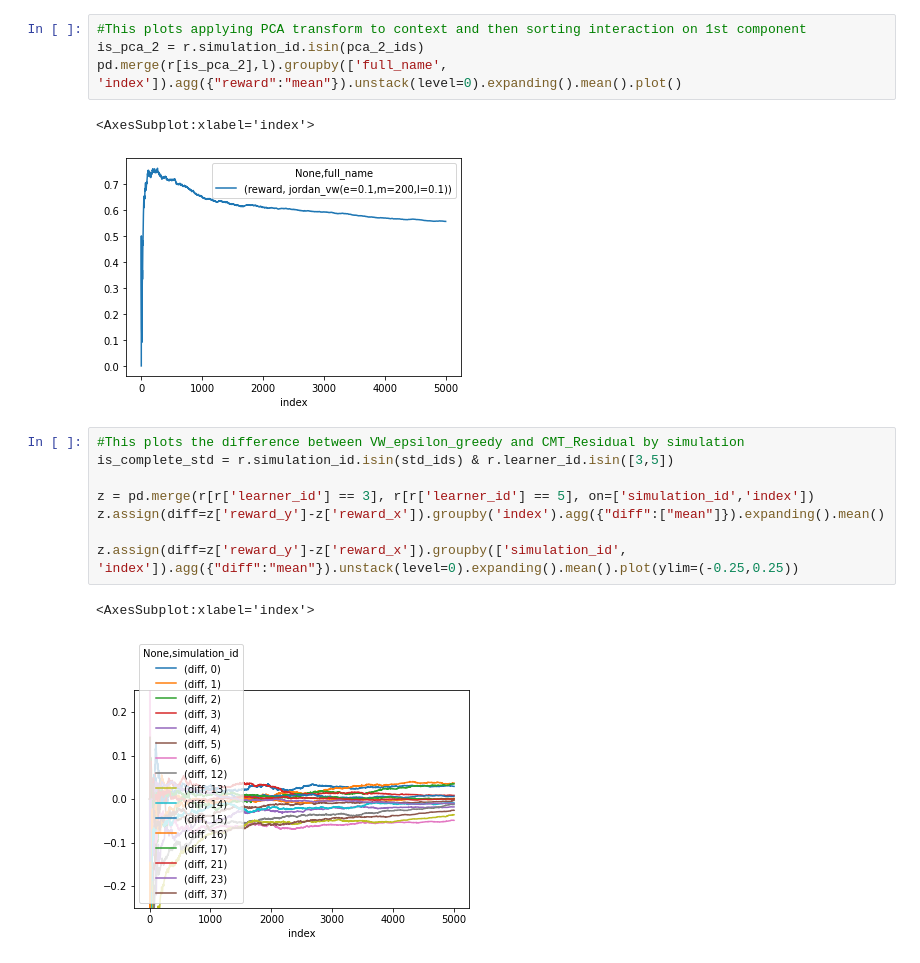
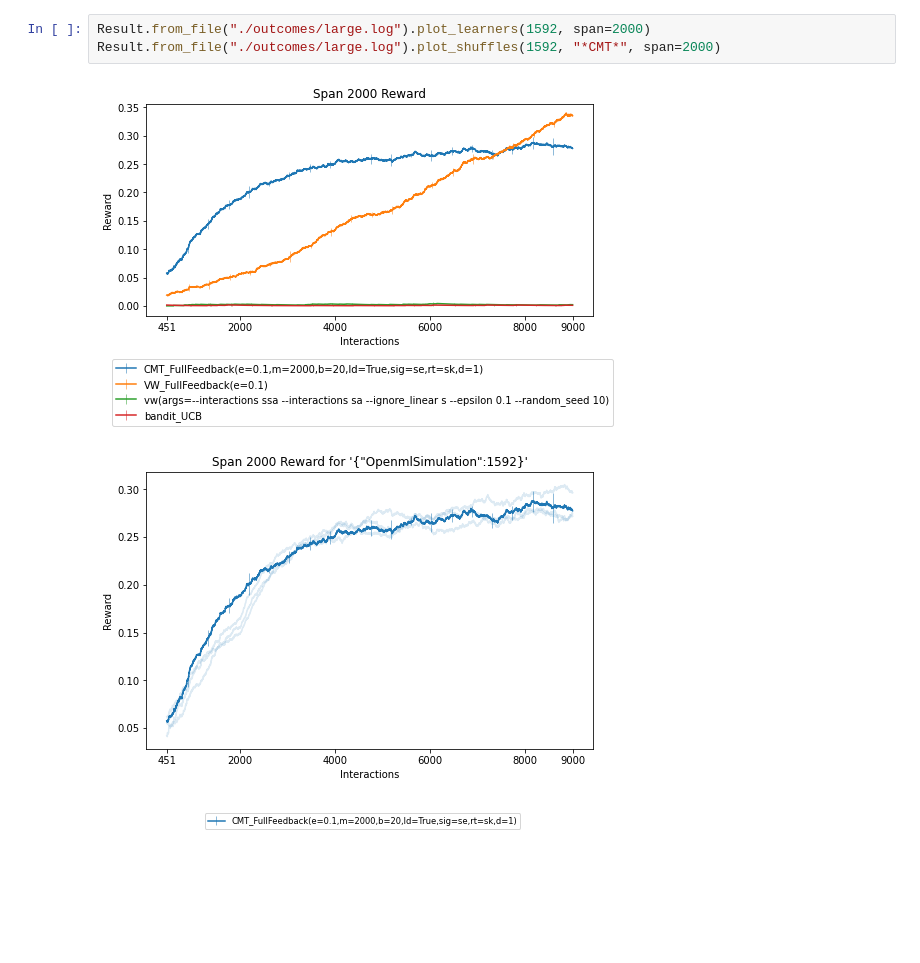
Before and after one commit to pmineiro/memoryrl, a Jupyter notebook: study1/analysis.ipynb, the cells around one changed output. Cells and saved outputs as stored; diff of their text form; blank space fills up the shorter version.

```diff
--- a/study1/analysis.ipynb
+++ b/study1/analysis.ipynb
@@ -35,18 +15,6 @@ pd.merge(r[is_pca_1],l).groupby(['full_name', 'index']).agg({"reward":"mean"}).u
 # %%
-#This plots applying PCA transform to context and then sorting interaction on 1st component
-is_pca_2 = r.simulation_id.isin(pca_2_ids)
-pd.merge(r[is_pca_2],l).groupby(['full_name', 'index']).agg({"reward":"mean"}).unstack(level=0).expanding().mean().plot()
+Result.from_file("./outcomes/large.log").plot_learners(1592, span=2000)
+Result.from_file("./outcomes/large.log").plot_shuffles(1592, "*CMT*", span=2000)
 # %% [output]
-<AxesSubplot:xlabel='index'>
-[figure, old version]
+[figure, new version]
+[figure, added]
-# %%
-#This plots the difference between VW_epsilon_greedy and CMT_Residual by simulation
-is_complete_std = r.simulation_id.isin(std_ids) & r.learner_id.isin([3,5])
-
-z = pd.merge(r[r['learner_id'] == 3], r[r['learner_id'] == 5], on=['simulation_id','index'])
-z.assign(diff=z['reward_y']-z['reward_x']).groupby('index').agg({"diff":["mean"]}).expanding().mean()
-
-z.assign(diff=z['reward_y']-z['reward_x']).groupby(['simulation_id', 'index']).agg({"diff":"mean"}).unstack(level=0).expanding().mean().plot(ylim=(-0.25,0.25))
-# %% [output]
-<AxesSubplot:xlabel='index'>
-[figure, removed]
```
Also changed, not shown: parts of 9 cells of this notebook, 1 other file.
